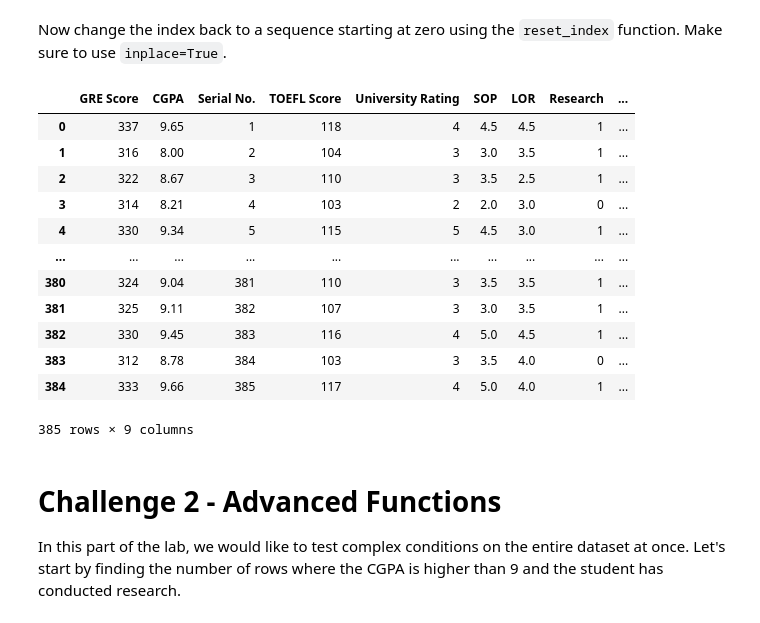
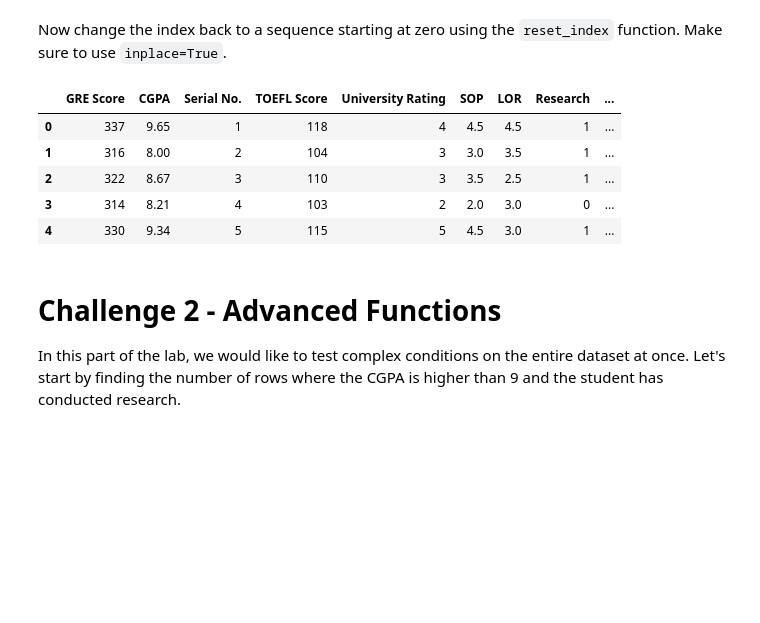
Before and after one commit to silviaherf/datamad0820, a Jupyter notebook: module-2/lab-advanced-pandas/your-code/main.ipynb, the cells around one changed output. Saved outputs shown, nothing was run; the diff lists cells and outputs as text; code cells hidden in the pictures; blank space fills up the shorter version.

```diff
--- a/module-2/lab-advanced-pandas/your-code/main.ipynb
+++ b/module-2/lab-advanced-pandas/your-code/main.ipynb
@@ -101,6 +91,5 @@ Name: CGPA, Length: 385, dtype: bool
 # %% [markdown]
 Replace the index with an index comprised of two columns - `GRE Score` and `CGPA`. Remove the columns from the dataset as well. Make sure to use `inplace=True`.
 # %%
-admissions.set_index(keys='GRE Score', inplace=True)
-admissions.set_index(keys='CGPA', append=True,inplace=True)
+admissions.set_index(keys=['GRE Score','CGPA'], inplace=True)
 # %%
@@ -126,21 +108,14 @@ Now change the index back to a sequence starting at zero using the `reset_index`
 # Your code here:
 admissions.reset_index(inplace=True)
 # %%
-admissions
+admissions.head()
 # %% [output]
 |  | GRE Score | CGPA | Serial No. | TOEFL Score | University Rating | SOP | LOR | Research | ... |
 | 0 | 337 | 9.65 | 1 | 118 | 4 | 4.5 | 4.5 | 1 | ... |
 | 1 | 316 | 8.00 | 2 | 104 | 3 | 3.0 | 3.5 | 1 | ... |
 | 2 | 322 | 8.67 | 3 | 110 | 3 | 3.5 | 2.5 | 1 | ... |
 | 3 | 314 | 8.21 | 4 | 103 | 2 | 2.0 | 3.0 | 0 | ... |
 | 4 | 330 | 9.34 | 5 | 115 | 5 | 4.5 | 3.0 | 1 | ... |
-| ... | ... | ... | ... | ... | ... | ... | ... | ... | ... |
-| 380 | 324 | 9.04 | 381 | 110 | 3 | 3.5 | 3.5 | 1 | ... |
-| 381 | 325 | 9.11 | 382 | 107 | 3 | 3.0 | 3.5 | 1 | ... |
-| 382 | 330 | 9.45 | 383 | 116 | 4 | 5.0 | 4.5 | 1 | ... |
-| 383 | 312 | 8.78 | 384 | 103 | 3 | 3.5 | 4.0 | 0 | ... |
-| 384 | 333 | 9.66 | 385 | 117 | 4 | 5.0 | 4.0 | 1 | ... |
-385 rows × 9 columns
 # %% [markdown]
 # Challenge 2 - Advanced Functions
 
```
Also changed, not shown: parts of 11 cells of this notebook.
